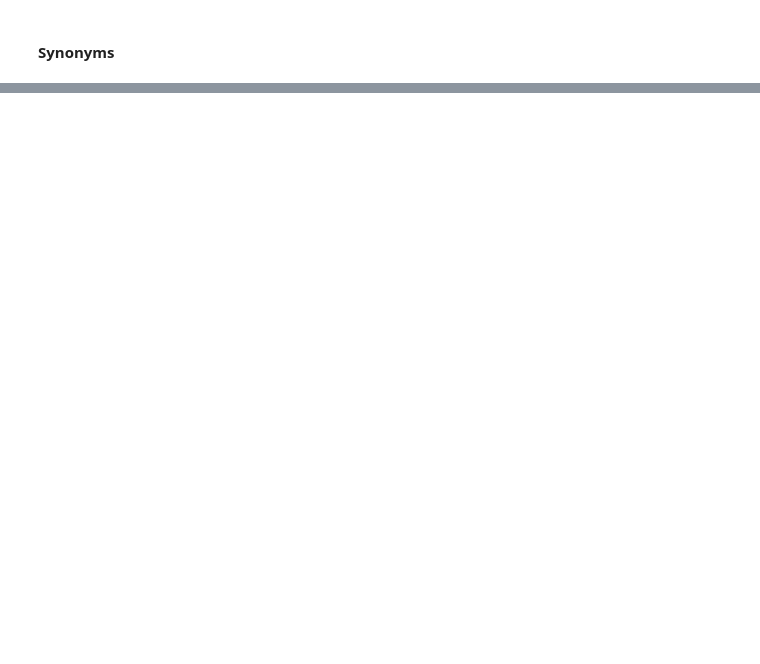
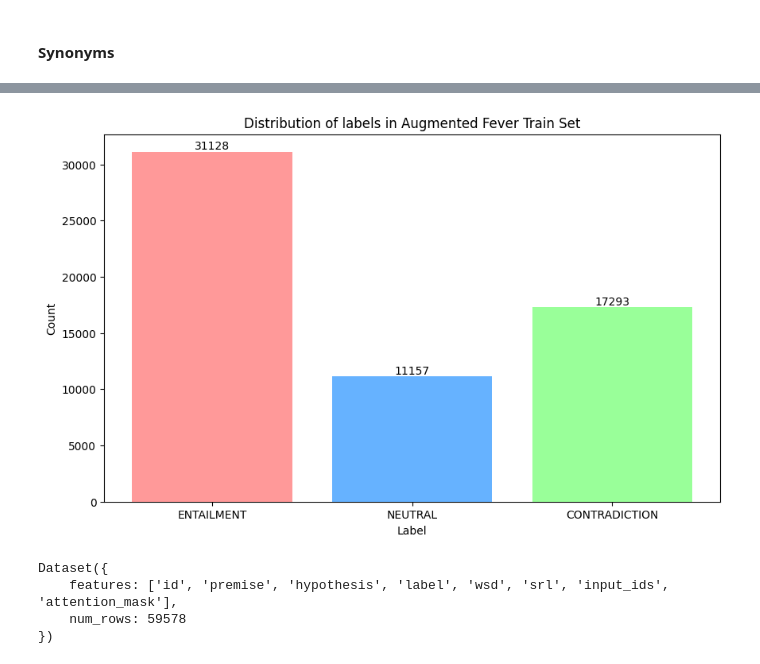
Before and after one commit to leeoos/airo-nli, a Jupyter notebook: augmentation.ipynb, the cells around one changed output, grey strips where cells are left out. Drawn from its saved outputs; the diff is of its cells as text; code cells hidden in the pictures; blank space fills up the shorter version.

```diff
--- a/augmentation.ipynb
+++ b/augmentation.ipynb
@@ -1726,0 +1773,25 @@ if syn_hyp_augment:
+# %%
+#@title Augment dataset
+
+# load augmentation
+movie_augmentation = load_from_disk(augmentation_dir + '/datasets/movie')
+marriage_augmentation = load_from_disk(augmentation_dir + '/datasets/marriage')
+born_augmentation = load_from_disk(augmentation_dir + '/datasets/born')
+syn_augmentation = load_from_disk(augmentation_dir + '/datasets/syn')
+
+# uncomment the
+list_of_augmentation = [
+    fever_dataset['train'],
+    movie_augmentation,
+    marriage_augmentation,
+    born_augmentation,
+    syn_augmentation
+]
+augmented_dataset = concatenate_datasets(list_of_augmentation)
+
+
+print(f"Augmented dataset type: {type(augmented_dataset)}")
+print(f"Train split length: {len(fever_dataset['train'])}")
+print(f"Train split augmentated: {len(augmented_dataset)}")
+print(f"Addeded samples: {len(augmented_dataset) - len(fever_dataset['train'])}")
+augmenetd_dataset = augmented_dataset.shuffle(seed=42)
@@ -1726,0 +1820,4 @@ if syn_hyp_augment:
+# %%
+plot_labels_distribution(augmented_dataset, title="Augmented Fever Train Set")
+# %% [output]
+[figure, added]
@@ -1726,0 +1826,7 @@ if syn_hyp_augment:
+# %%
+tokenized_augmented_datasets
+# %% [output]
+Dataset({
+    features: ['id', 'premise', 'hypothesis', 'label', 'wsd', 'srl', 'input_ids', 'attention_mask'],
+    num_rows: 59578
+})
```
Also changed, not shown: parts of 17 cells of this notebook, 8 other files.
